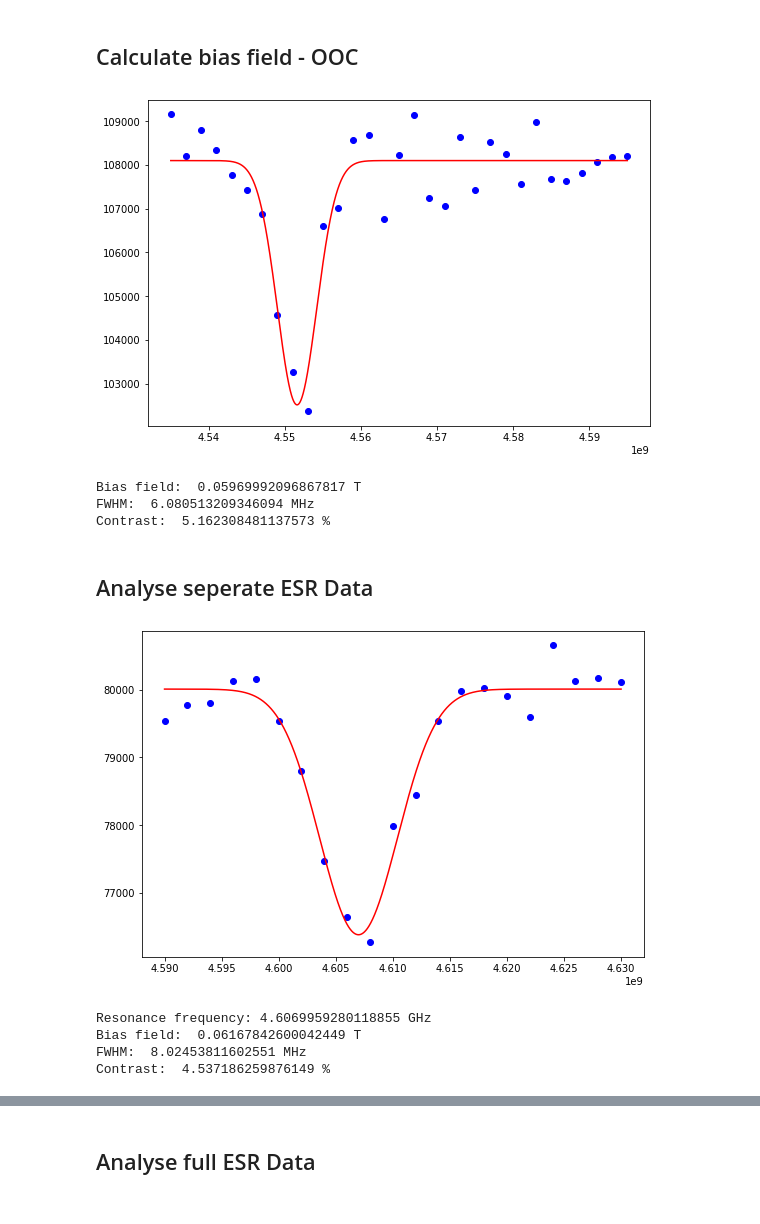
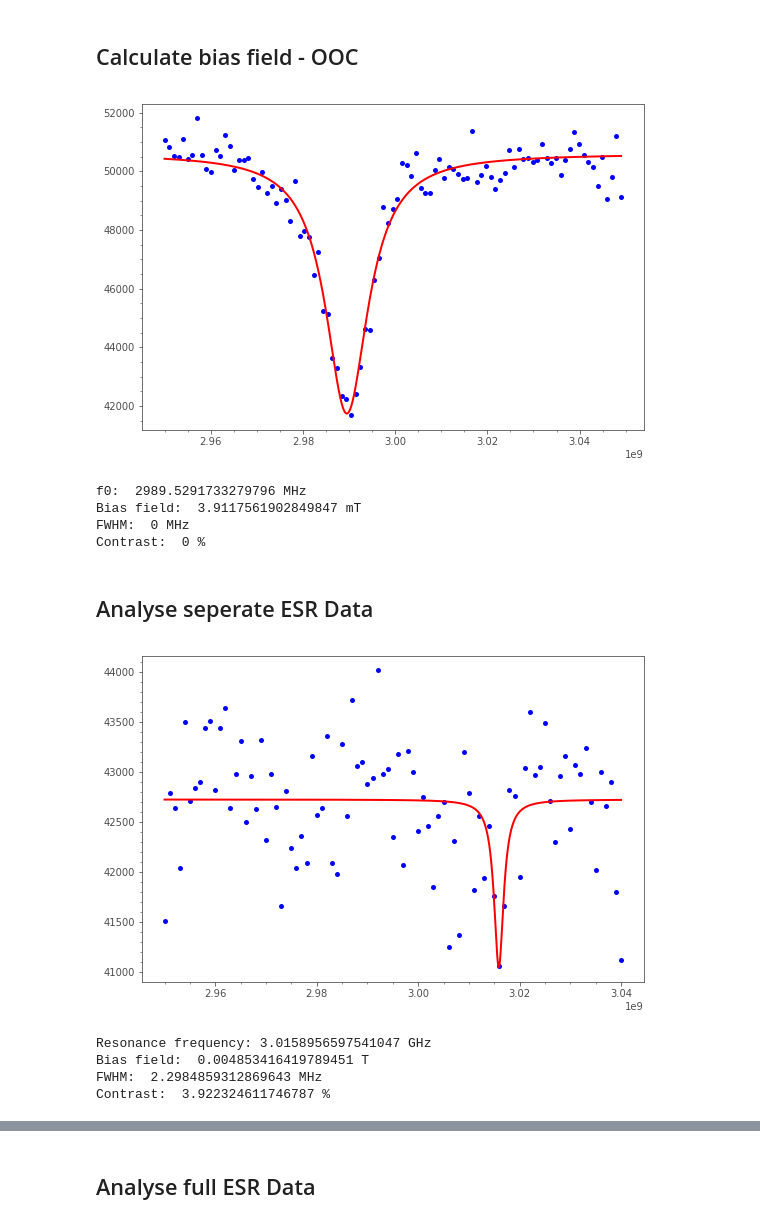
Before and after one commit to sriharijayaram5/qudi, a Jupyter notebook: notebooks/Measurement_Control/Data analysis/CW ESR data analysis - correct bias field and save.ipynb, the cells around one changed output, grey strips where cells are left out. Cells and saved outputs as stored; diff of their text form; code cells hidden in the pictures.

```diff
--- a/notebooks/Measurement_Control/Data analysis/CW ESR data analysis - correct bias field and save.ipynb
+++ b/notebooks/Measurement_Control/Data analysis/CW ESR data analysis - correct bias field and save.ipynb
@@ -96,14 +96,14 @@ with open(filepath+'esr_array_raw.pickle', 'rb') as f:
 # %% [markdown]
 ## Calculate bias field - OOC
 # %%
-mode = 'gaussian_dip'
+mode = ''
 gslac = False
 left = False
 
 #Analyse bias field
 #Gathering data from dictonary
-directory = 'G:\\Data\\Qudi_Data\\2024\\11\\20241124\\ODMR\\'
-podrm_path = directory + '20241124-1052-11_A-H12-13_EuFeAsP_16K_70mT_Bnv_OOC_ODMR_data_ch0_range0'+'.dat'
+directory = 'C:\\Data\\2025\\03\\20250303\\ODMR\\'
+podrm_path = directory + '20250303-1056-07_ooc_ODMR_ODMR_data_ch0_range0'+'.dat'
 data_raw = np.loadtxt(podrm_path).T
 var_list,data = (data_raw[0],data_raw[1])
 
@@ -130,38 +130,40 @@ elif mode == 'N14':
 
 elif mode == 'gaussian_dip':
     fit = afm_scanner_logic._fitlogic.make_gaussian_fit(var_list,data,estimator=afm_scanner_logic._fitlogic.estimate_gaussian_dip)
     lm,_ = fitlogic.make_gaussian_model()
     fwhm_bias = fit.params['fwhm'].value*1e-6 #FWHM in MHz
     contrast_bias = fit.params['contrast'].value*-1
 
 else:
     fit = afm_scanner_logic._fitlogic.make_lorentzian_fit(var_list,data,estimator=afm_scanner_logic._fitlogic.estimate_lorentzian_dip)
     lm,_ = fitlogic.make_lorentzian_model()
 
 # print(fit.fit_report())
 bias_res_freq = fit.params['center'].value
 
 if gslac == True and left == True:
     b_field_bias = np.sqrt(abs(bias_res_freq + zero_field)**2 - e_field**2) / gyro_nv
 else:
     b_field_bias = np.sqrt(abs(bias_res_freq - zero_field)**2 - e_field**2) / gyro_nv
 
 #Plot Data an
 plt.plot(var_list,data,'bo')
 
 x = np.linspace(var_list[0],var_list[-1],10000, endpoint=True)
 plt.plot(x, lm.eval(fit.params, x=x),'r-')
 
 plt.show()
 
-print('Bias field: ',b_field_bias,'T')
+print('f0: ',bias_res_freq/1e6,'MHz')
+print('Bias field: ',b_field_bias*1000,'mT')
 print("FWHM: ",fwhm_bias,'MHz')
 print("Contrast: ",contrast_bias,'%')
 # %% [output]
-[figure, old version]
+[figure, new version]
-Bias field:  0.05969992096867817 T
-FWHM:  6.080513209346094 MHz
-Contrast:  5.162308481137573 %
+f0:  2989.5291733279796 MHz
+Bias field:  3.9117561902849847 mT
+FWHM:  0 MHz
+Contrast:  0 %
 # %% [markdown]
 ## Analyse seperate ESR Data
 # %%
@@ -171,7 +173,7 @@ i = 0
 j = 0
 gslac = False
 left = False
-mode = 'gaussian_dip'
+mode = ''
 
 tracking = qafm_data['Height(Dac)_fw']['params']['MW Tracking mode']
 data = esr_data['esr_fw']['data'][i,j]
@@ -240,8 +242,8 @@ print('Bias field: ',b_field_single,'T')
 print("FWHM: ",fwhm_bias,'MHz')
 print("Contrast: ",contrast_bias,'%')
 # %% [output]
-[figure, old version]
+[figure, new version]
-Resonance frequency: 4.6069959280118855 GHz
-Bias field:  0.06167842600042449 T
-FWHM:  8.02453811602551 MHz
-Contrast:  4.537186259876149 %
+Resonance frequency: 3.0158956597541047 GHz
+Bias field:  0.004853416419789451 T
+FWHM:  2.2984859312869643 MHz
+Contrast:  3.922324611746787 %
```
Also changed, not shown: parts of 7 cells of this notebook, 7 other files.
